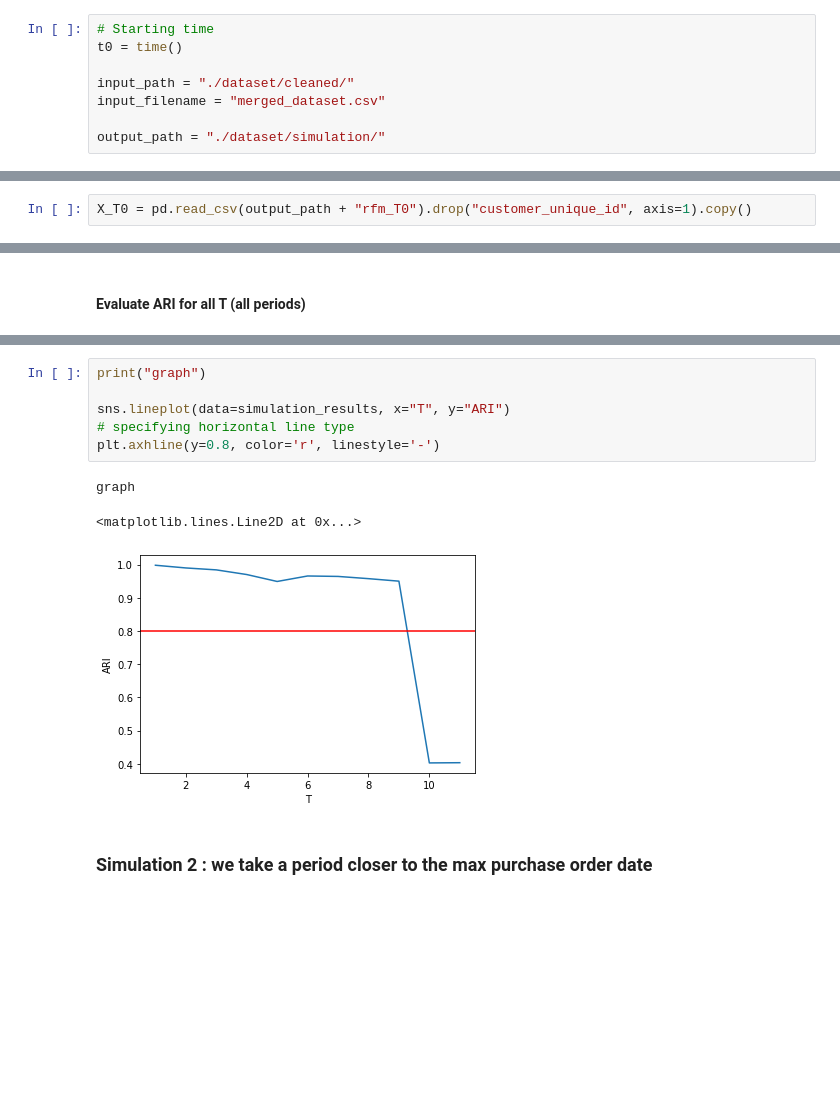
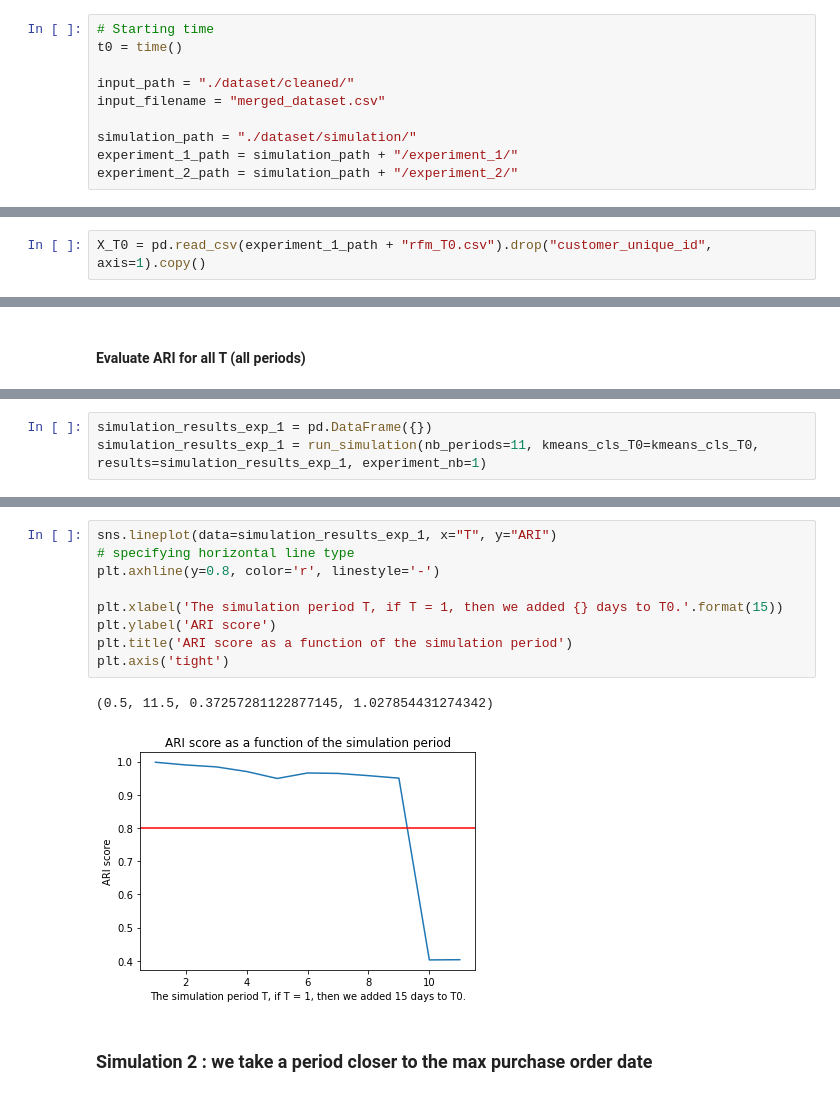
Before and after one commit to oumeima-elgharbi/P5_Data_Science_OpenClassrooms, a Jupyter notebook: P5_03_simulation.ipynb, the cells around one changed output, grey strips where cells are left out. Saved outputs shown, nothing was run; the diff lists cells and outputs as text; blank space fills up the shorter version.

```diff
--- a/P5_03_simulation.ipynb
+++ b/P5_03_simulation.ipynb
@@ -45,7 +42,9 @@ t0 = time()
 input_path = "./dataset/cleaned/"
 input_filename = "merged_dataset.csv"
 
-output_path = "./dataset/simulation/"
+simulation_path = "./dataset/simulation/"
+experiment_1_path = simulation_path + "/experiment_1/"
+experiment_2_path = simulation_path + "/experiment_2/"
 # %% [markdown]
 ### Importing dataset
 # %%
@@ -158,5 +139,5 @@ This dataset has 95420 unique clients
 # %%
-X_T0 = pd.read_csv(output_path + "rfm_T0").drop("customer_unique_id", axis=1).copy()
+X_T0 = pd.read_csv(experiment_1_path + "rfm_T0.csv").drop("customer_unique_id", axis=1).copy()
 # %%
 X_T0
 # %% [output]
@@ -405,0 +266,3 @@ simulation_results[simulation_results.index.duplicated()]
+# %%
+simulation_results_exp_1 = pd.DataFrame({})
+simulation_results_exp_1 = run_simulation(nb_periods=11, kmeans_cls_T0=kmeans_cls_T0, results=simulation_results_exp_1, experiment_nb=1)
@@ -406,13 +337,15 @@ simulation_results[simulation_results.index.duplicated()]
 # %%
-print("graph")
-
-sns.lineplot(data=simulation_results, x="T", y="ARI")
+sns.lineplot(data=simulation_results_exp_1, x="T", y="ARI")
 # specifying horizontal line type
 plt.axhline(y=0.8, color='r', linestyle='-')
+
+plt.xlabel('The simulation period T, if T = 1, then we added {} days to T0.'.format(15))
+plt.ylabel('ARI score')
+plt.title('ARI score as a function of the simulation period')
+plt.axis('tight')
 # %% [output]
-graph
+(0.5, 11.5, 0.37257281122877145, 1.027854431274342)
-<matplotlib.lines.Line2D at 0x...>
-[figure, old version]
+[figure, new version]
 # %% [markdown]
 ### Simulation 2 : we take a period closer to the max purchase order date
 # %%
```
Also changed, not shown: parts of 19 cells of this notebook, 3 other files.
